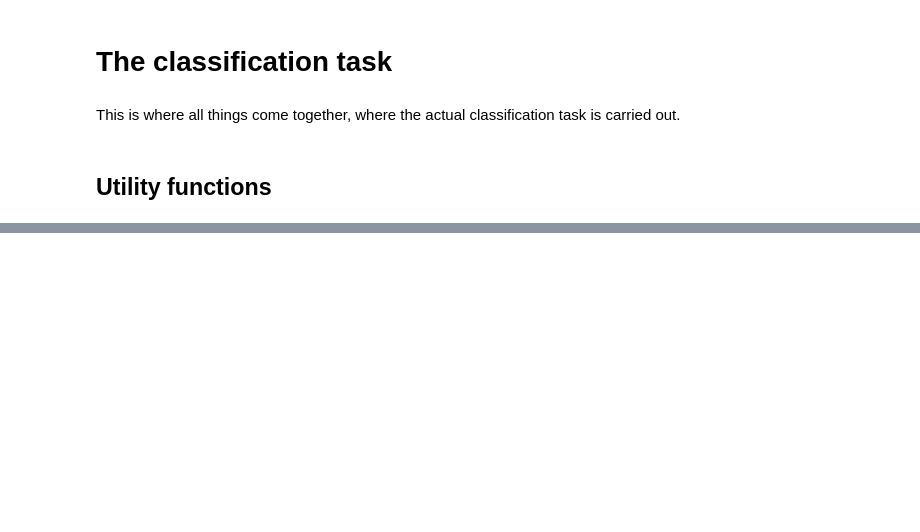
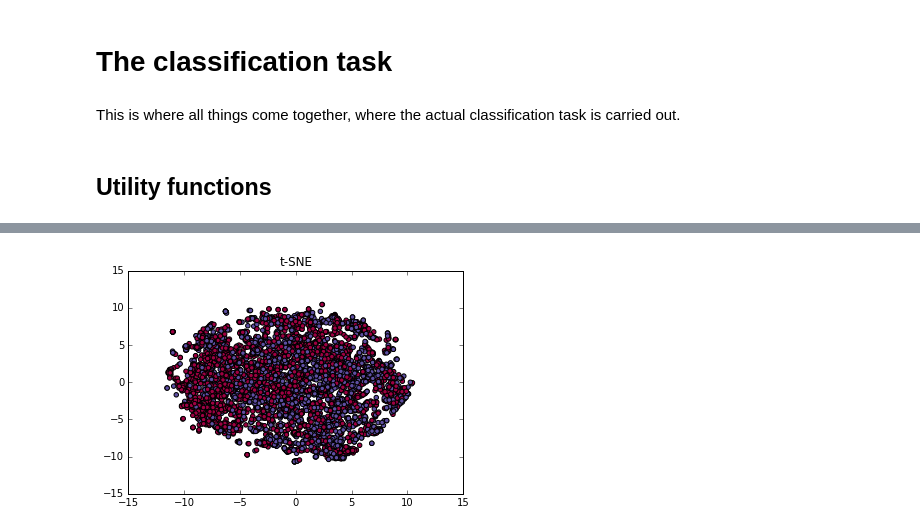
Before and after one commit to n-witt/econstorModelling, a Jupyter notebook: classifier.ipynb, the cells around one changed output, grey strips where cells are left out. Saved outputs shown, nothing was run; the diff lists cells and outputs as text; code cells hidden in the pictures; blank space fills up the shorter version.

Commit message:
SVM and kNN classifier added; t-SNE visualization added

```diff
--- a/classifier.ipynb
+++ b/classifier.ipynb
@@ -365,10 +350,18 @@ plt.show()
 # %%
 from sklearn import manifold, datasets
-X_, color = datasets.samples_generator.make_s_curve(X_test.shape[0], random_state=0)
 
+X, y = loadXy(inputDim=100, regression=False)
+X_train, X_test, y_train, y_test = train_test_split(X, y, test_size=.1, random_state=42)
 tsne = manifold.TSNE(n_components=2, init='pca', random_state=0)
-Y = tsne.fit_transform(X_test)
-plt.scatter(Y[:, 0], Y[:, 1], c=color, cmap=plt.cm.Spectral)
+
+try:
+    x
+except NameError:
+    x = tsne.fit_transform(X_test)
+
+plt.scatter(x[:, 0], x[:, 1], c=y_test, cmap=plt.cm.Spectral)
 plt.title("t-SNE")
 
 plt.show()
+# %% [output]
+[figure, added]
```
Also changed, not shown: parts of 10 cells of this notebook.
